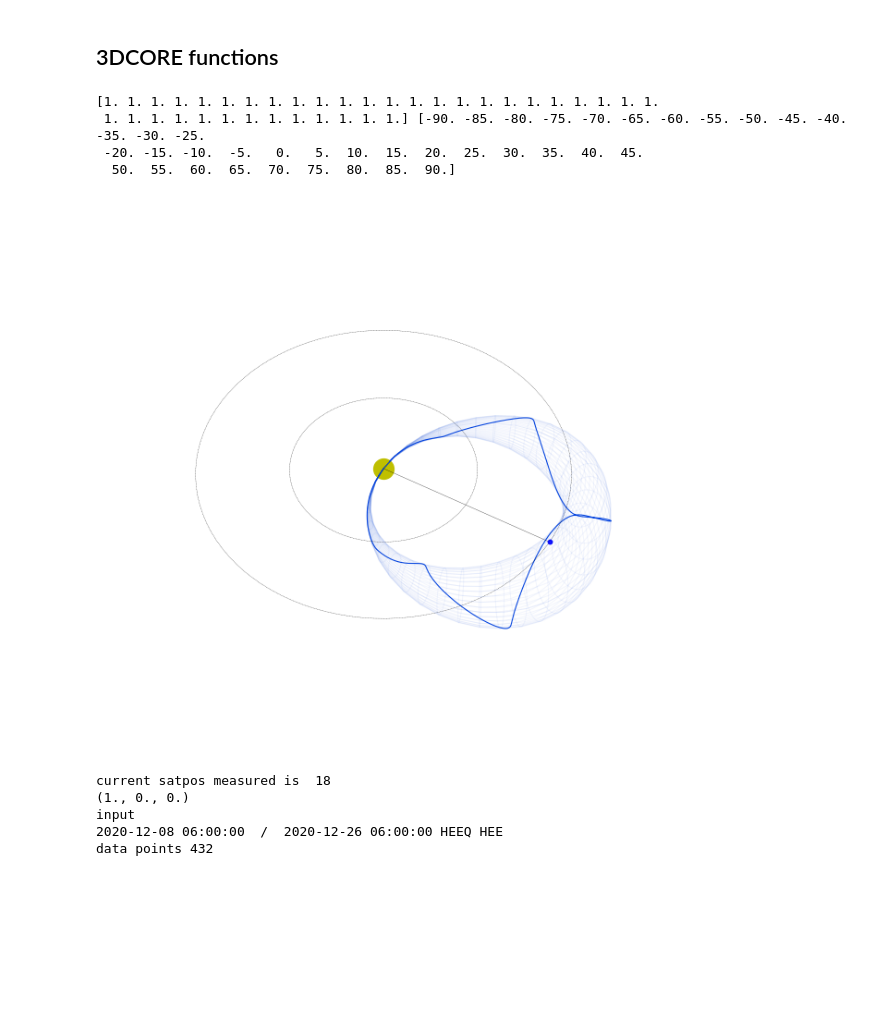
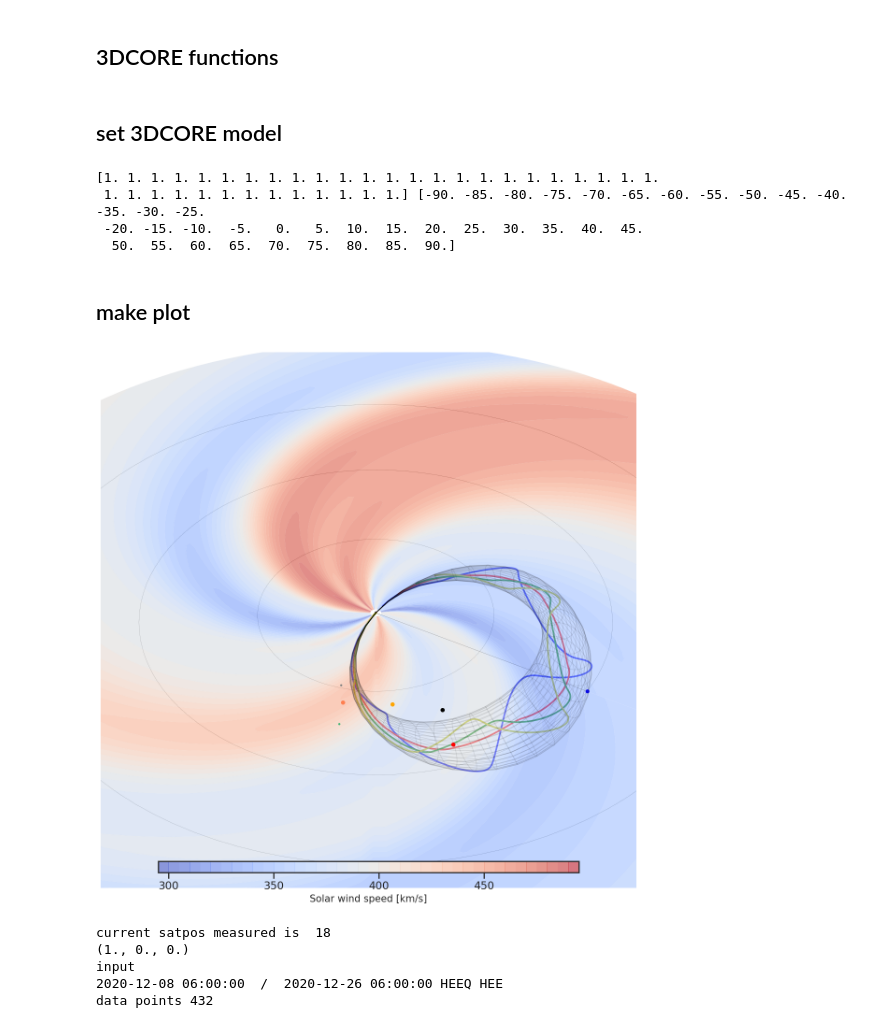
Before and after one commit to cmoestl/solar_orbiter, a Jupyter notebook: 3dcore_thux_test.ipynb, the cells around one changed output. Saved outputs shown, nothing was run; the diff lists cells and outputs as text; code cells hidden in the pictures; blank space fills up the shorter version.

Commit message:
3dcore thux test image

```diff
--- a/3dcore_thux_test.ipynb
+++ b/3dcore_thux_test.ipynb
@@ -152,5 +269,7 @@ def measure(obj, satpos1, t0, t1, frame="HEEQ", bframe="HEE", satparams=None):
+# %% [markdown]
+## set 3DCORE model
 # %%
-t_launch = datetime.datetime(2020, 12, 7, 18,0,0)
+t_launch = datetime.datetime(2021, 9, 7, 18,0,0)
 
 
 
@@ -159,9 +278,9 @@ t_launch = datetime.datetime(2020, 12, 7, 18,0,0)
 
 iparams_arr = np.array([[
     0,      # time offset
-    0,    # l_1 (logitude) HEEQ
+    -10,    # l_1 (logitude) HEEQ
     0,#-20,    # l_2 (latitude)
-    0,      # o (inclination, orientation)
+    20,      # o (inclination, orientation)
     0.2,   # d_1au (frontal width at 1AU)
     3,   # delta (cross-section aspect ratio)
     15,      # r_0 (initialization distance in solar radii)
@@ -180,7 +299,7 @@ model_obj.update_iparams(iparams_arr, seed=42)
 
 #measurement times
 tm0 =  t_launch + datetime.timedelta(days=1)
-tm1 =  t_launch + datetime.timedelta(days=3.5)
+tm1 =  t_launch + datetime.timedelta(days=2.5)
 tm2 =  t_launch + datetime.timedelta(days=5.0)
 
 
@@ -223,6 +342,8 @@ satpos2.r=0.5
  1. 1. 1. 1. 1. 1. 1. 1. 1. 1. 1. 1. 1.] [-90. -85. -80. -75. -70. -65. -60. -55. -50. -45. -40. -35. -30. -25.
  -20. -15. -10.  -5.   0.   5.  10.  15.  20.  25.  30.  35.  40.  45.
   50.  55.  60.  65.  70.  75.  80.  85.  90.]
+# %% [markdown]
+## make plot
 # %%
 #use either
 #%matplotlib
@@ -231,66 +352,90 @@ satpos2.r=0.5
 #matplotlib.use('Agg')
 #%matplotlib inline
 
-
 sns.set_context("talk")
 #sns.set_style('whitegrid',{'grid.linestyle': '--'})
 
 sns.set_style("ticks",{'grid.linestyle': '--'})
 fsize=15
 
-fig=plt.figure(1,figsize=(15,9),dpi=70)
+fig=plt.figure(1,figsize=(15,12),dpi=100)
 ax = fig.add_subplot(111, projection='3d')
 
 #plot_configure(ax, view_azim=0, view_elev=0, view_radius=0.8)
 #in other planes
-plot_configure(ax, view_azim=-60, view_elev=50, view_radius=0.9)
+plot_configure(ax, view_azim=-60, view_elev=40, view_radius=0.9)
 #plot_configure(ax, view_azim=0, view_elev=0, view_radius=0.6)
 
+
+##plot sun
+#define sun here so it does not need to be recalculated every time
+scale=695510/149597870.700*1 #Rs in km, AU in km
+# sphere with radius Rs in AU
+u, v = np.mgrid[0:2*np.pi:40j, 0:np.pi:30j]
+xsun = np.cos(u)*np.sin(v)*scale
+ysun = np.sin(u)*np.sin(v)*scale
+zsun = np.cos(v)*scale
+#draw Sun
+ls = LightSource(azdeg=140, altdeg=40)
+ax.plot_surface(x, y, z, rstride=1, cstride=1, color='yellow',lightsource=ls, linewidth=0, antialiased=True,zorder=5)
+
+#####plot solar wind
+plot_bgsw(ax,cbarax1)
 
 ########## 3dcore plots
 #plot_3dcore(ax, model_obj, tm0, color=c1)
 #plot_3dcore_field(ax, model_obj, color=c1, step_size=0.005, lw=1.1, ls="-",q0=np.array([1, .1, np.pi/2]))
 
-plot_3dcore(ax, model_obj, tm1, color=c2)
-plot_3dcore_field(ax, model_obj, color=c2, step_size=0.005, lw=1.1, ls="-")
+plot_3dcore(ax, model_obj, tm1, color='k',alpha=0.1)
+plot_3dcore_field(ax, model_obj, color='b', step_size=0.01, lw=2.5, ls="-",q0=np.array([1, .1, np.pi/2]))
+plot_3dcore_field(ax, model_obj, color='r', step_size=0.01, lw=2.5, ls="-",q0=np.array([0.2, .3, np.pi/2]))
+plot_3dcore_field(ax, model_obj, color='g', step_size=0.01, lw=2.5, ls="-",q0=np.array([0.5, .5, np.pi/2]))
+plot_3dcore_field(ax, model_obj, color='y', step_size=0.01, lw=2.5, ls="-",q0=np.array([0.8, .7, np.pi/2]))
+
+
+
+#plot_3dcore_field(ax, model_obj, color='g', step_size=0.01, lw=1.1, ls="-")
 
 ############# satellite plots
 #plot_traj(ax, "Earth", tm1, frame="HEEQ", color=c1)
-
 
 #for i in np.arange(0,len(satpos)):
 #    plot_satellite(ax,satpos[i],color='black',alpha=0.9)
 #    plot_satellite(ax,satpos2[i],color='red',alpha=0.9)
 
 plot_satellite(ax,satpos[18],color='blue',alpha=0.9)
+
+plot_traj(ax, "Venus", tm1, frame="HEEQ", color=venus_color,alpha=1.0,s=5,zorder=5)
+plot_traj(ax, "Mercury", tm1, frame="HEEQ", color=mercury_color,s=5)
+plot_traj(ax, "SOLO",tm1, frame="HEEQ", color=solo_color,s=30)
+plot_traj(ax, "PSP", tm1, frame="HEEQ", color=psp_color,s=30)
+plot_traj(ax, "STA", tm1, frame="HEEQ", color=sta_color,s=30)
+plot_traj(ax, "BEPI", tm1, frame="HEEQ", color=bepi_color,s=30)
 
 
 
 ##########cosmetics
 #approximate Sun Earth line
 ax.plot([0,1],[0,0],[0,0],ls='-',color='black',lw=0.3)
 
 plot_circle(ax,0.5)
 plot_circle(ax,1.0)
-
-#plot_traj(ax, "PSP", TP_B, frame="ECLIPJ2000", color=C_B,lw=1.5)
-#plot_traj(ax, "PSP", TP_B, frame="ECLIPJ2000", color="k", traj_pos=False, traj_major=None, traj_minor=144,lw=1.5)
-#
+plot_circle(ax,1.5)
 
 
-#plot thux
-
-
+limits=0.7
+ax.set_xlim(-limits,limits)
+ax.set_ylim(-limits, limits)
+ax.set_zlim(-limits, limits)
 
 
 
 plt.tight_layout()
 
-#see folder content in the colab
 plt.savefig('results/test_thux_3dcore/test.pdf')
-#plt.savefig('test.png', dpi=100)
+plt.savefig('results/test_thux_3dcore/test.png',dpi=200)
 # %% [output]
-[figure, old version]
+[figure, new version]
 # %%
 ############################### measure magnetic field
 print()
```
Also changed, not shown: parts of 5 cells of this notebook.
